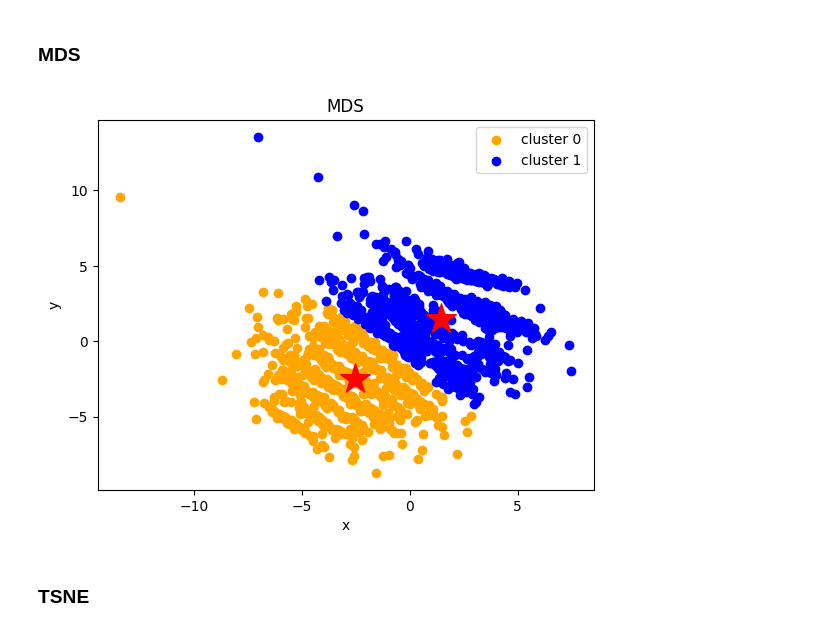
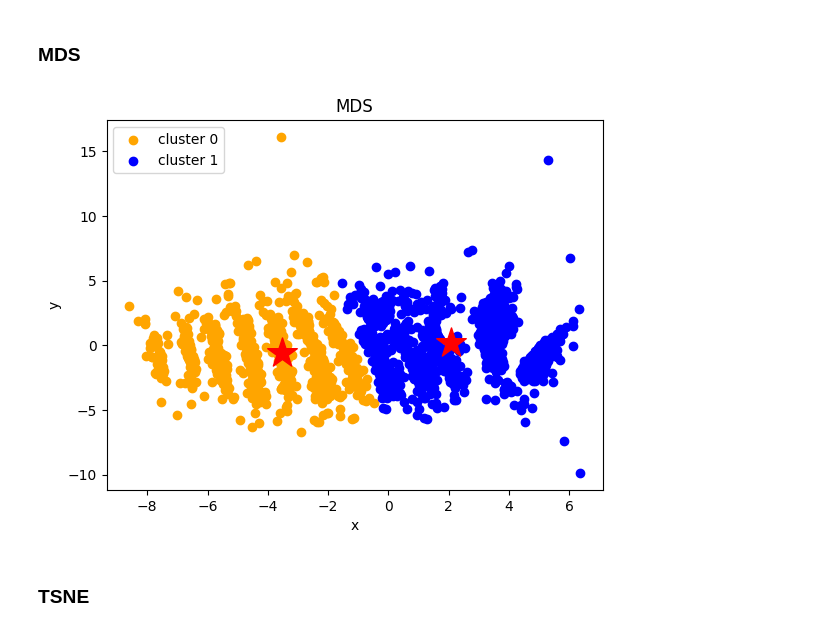
Before and after one commit to kristyan/data, a Jupyter notebook: e-tivity2/etivity2.ipynb, the cells around one changed output. Cells and saved outputs as stored; diff of their text form; code cells hidden in the pictures.

```diff
--- a/e-tivity2/etivity2.ipynb
+++ b/e-tivity2/etivity2.ipynb
@@ -421,19 +421,18 @@ data_and_centers = np.r_[preprocessed_data,clustering_model['kMeans'].cluster_ce
 # %% [markdown]
 ### MDS
 # %%
-
-XYcoordinates = manifold.MDS(n_components=2, normalized_stress='auto').fit_transform(data_and_centers)
+XYcoordinates = manifold.MDS(n_components=2, n_init=4, normalized_stress='auto').fit_transform(data_and_centers)
 
 points = XYcoordinates[:-best_k,:]
 labels = clustering_model['kMeans'].labels_
 centers = XYcoordinates[-best_k:,:]
 
 clustering_scatterplot(points=XYcoordinates[:-best_k,:],
                        labels=clustering_model['kMeans'].labels_,
                        centers=XYcoordinates[-best_k:,:],
                        title='MDS')
 # %% [output]
-[figure, old version]
+[figure, new version]
 # %% [markdown]
 ### TSNE
 # %%
```
Also changed, not shown: parts of 2 cells of this notebook.
